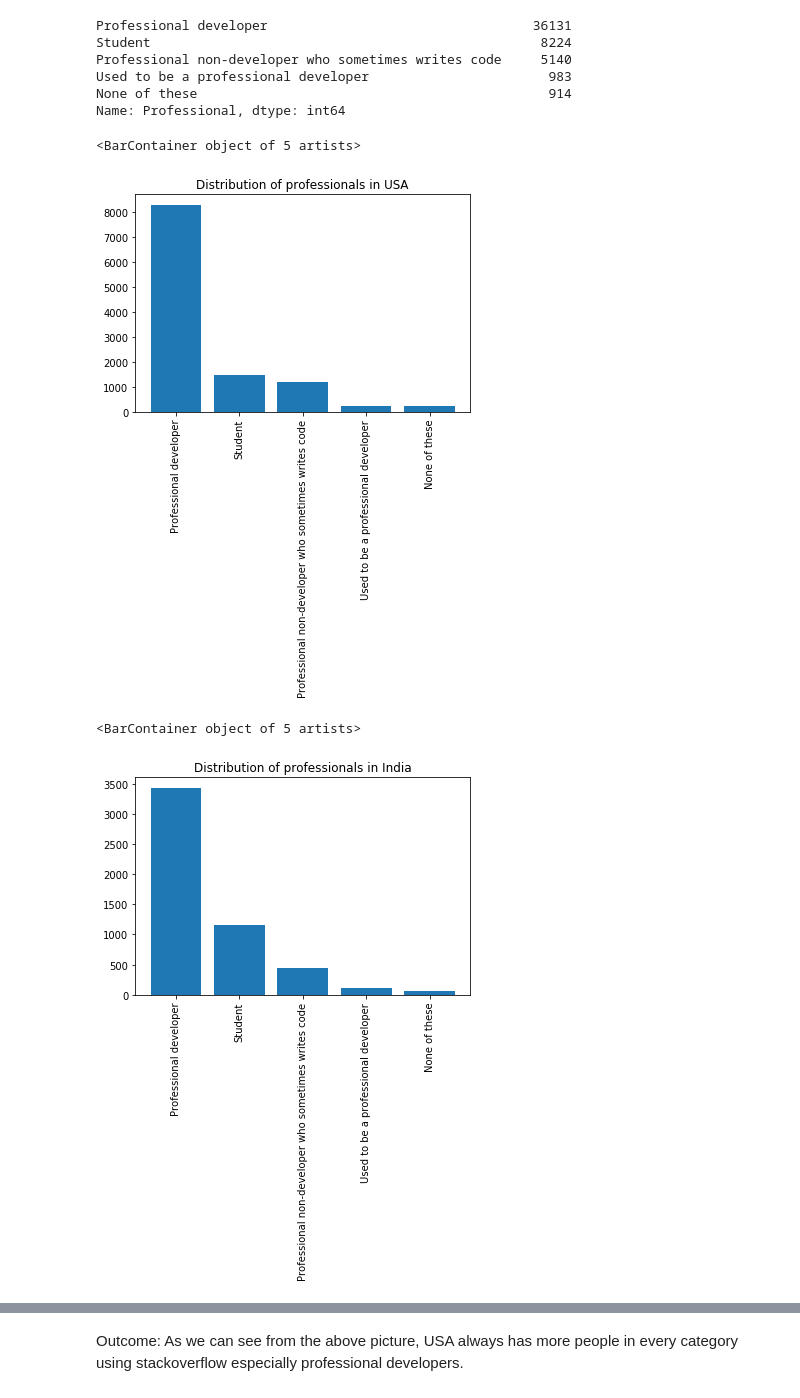
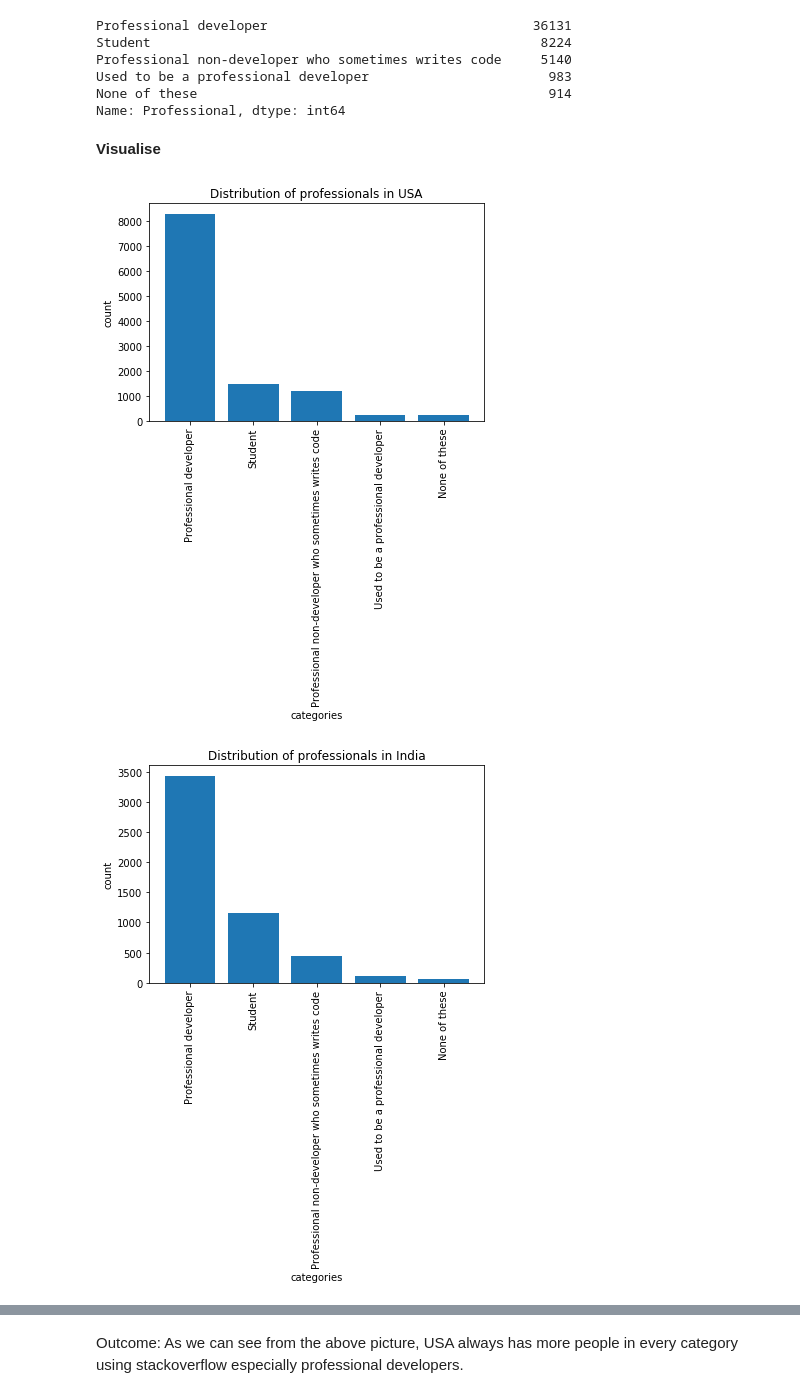
Before and after one commit to lkara777/UdacityProject_DataScientist, a Jupyter notebook: Writing a Data Scientist Blog Post.ipynb, the cells around one changed output, grey strips where cells are left out. Cells and saved outputs as stored; diff of their text form; code cells hidden in the pictures.

```diff
--- a/Writing a Data Scientist Blog Post.ipynb
+++ b/Writing a Data Scientist Blog Post.ipynb
@@ -104,2 +131,16 @@ dtype: int64
+# %%
+# create function for the bar charts.
+def plot(index,data,title,xlabel,ylabel):
+    '''
+    return a bar chart
+    input:index=list, data=series
+    output: gives us a bar chart
+
+    '''
+    plt.xticks(rotation='90')
+    plt.title(title)
+    plt.xlabel(xlabel)
+    plt.ylabel(ylabel)
+    plt.bar(index,data)
 # %% [markdown]
 #### Question1:what are the first 4 countries in which the survey was done?
@@ -143,24 +192,20 @@ Name: Professional, dtype: int64
 index=['Professional developer','Student','Professional non-developer who sometimes writes code','Used to be a professional developer','None of these']
+# %% [markdown]
+**Visualise**
 # %%
 #distribution of Professional in USA
 usa=df['Professional'][df['Country']=='United States']
 data_usa=usa.value_counts()
-plt.xticks(rotation='90')
-plt.title('Distribution of professionals in USA')
-plt.bar(index,data_usa)
+plot(index,data_usa,'Distribution of professionals in USA','categories','count')
 # %% [output]
-<BarContainer object of 5 artists>
-[figure, old version]
+[figure, new version]
 # %%
 #distribution of Professional and India
 india=df['Professional'][df['Country']=='India']
 data_india=india.value_counts()
-plt.xticks(rotation='vertical')
-plt.title('Distribution of professionals in India')
-plt.bar(index,data_india)
+plot(index,data_india,'Distribution of professionals in India','categories','count')
 # %% [output]
-<BarContainer object of 5 artists>
-[figure, old version]
+[figure, new version]
 # %%
 #distribution of Professional and United Kingsom
 uk=df['Professional'][df['Country']=='United Kingdom']
```
Also changed, not shown: parts of 31 cells of this notebook.
